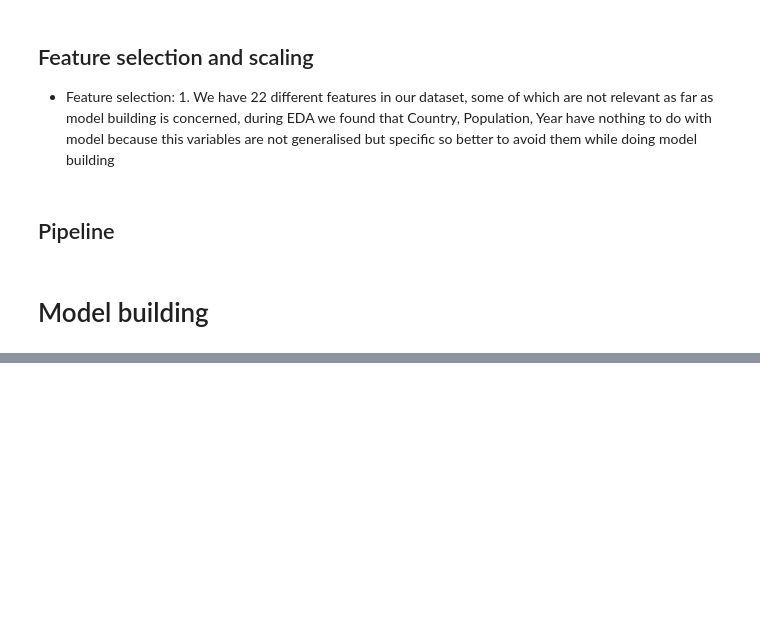
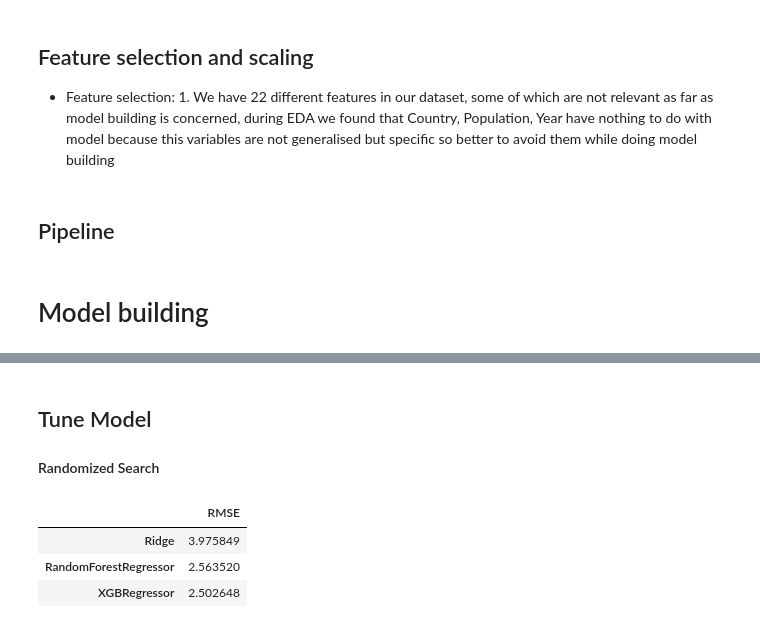
Before and after one commit to shubh4515/Life_Expectancy_regression_model, a Jupyter notebook: Life_expectancy.ipynb, the cells around one changed output, grey strips where cells are left out. Drawn from its saved outputs; the diff is of its cells as text; code cells hidden in the pictures; blank space fills up the shorter version.

```diff
--- a/Life_expectancy.ipynb
+++ b/Life_expectancy.ipynb
@@ -646,0 +640,3 @@ plot_feature_importance(df_feature_importance)
+# %% [markdown]
+## Tune Model
+#### Randomized Search
@@ -646,0 +648,15 @@ plot_feature_importance(df_feature_importance)
+# %%
+def random_search(model, param_distribs,X_train, y_train):
+
+    rnd_search = RandomizedSearchCV(model,
+                                    param_distributions = param_distribs,
+                                    n_iter = 10,
+                                    cv = 3,
+                                    scoring = 'neg_root_mean_squared_error', # The performance metric to optimize
+                                    random_state = 18)
+
+
+    search = rnd_search.fit(X_train, y_train)
+
+    # Return the best performance score and corresponding hyperparameters found by the search
+    return (-search.best_score_) , (search.best_params_)
@@ -646,0 +708,21 @@ plot_feature_importance(df_feature_importance)
+# %%
+list_best_models = list(dict_best_models.items())
+
+#Extract the name of the models
+list_best_models_renamed = [str(list_best_models[0][0])[:5],
+                            str(list_best_models[1][0])[:21],
+                            str(list_best_models[2][0])[:12]]
+
+# Extract the score for each model
+list_best_models_score = [score[1] for score in list_best_models]
+
+# Extract the score for each model
+df_best_models = pd.DataFrame(data = list_best_models_score,
+                             index = list_best_models_renamed,
+                             columns = ['RMSE'])
+display(df_best_models)
+# %% [output]
+|  | RMSE |
+| Ridge | 3.975849 |
+| RandomForestRegressor | 2.563520 |
+| XGBRegressor | 2.502648 |
```
Also changed, not shown: parts of 8 cells of this notebook.
